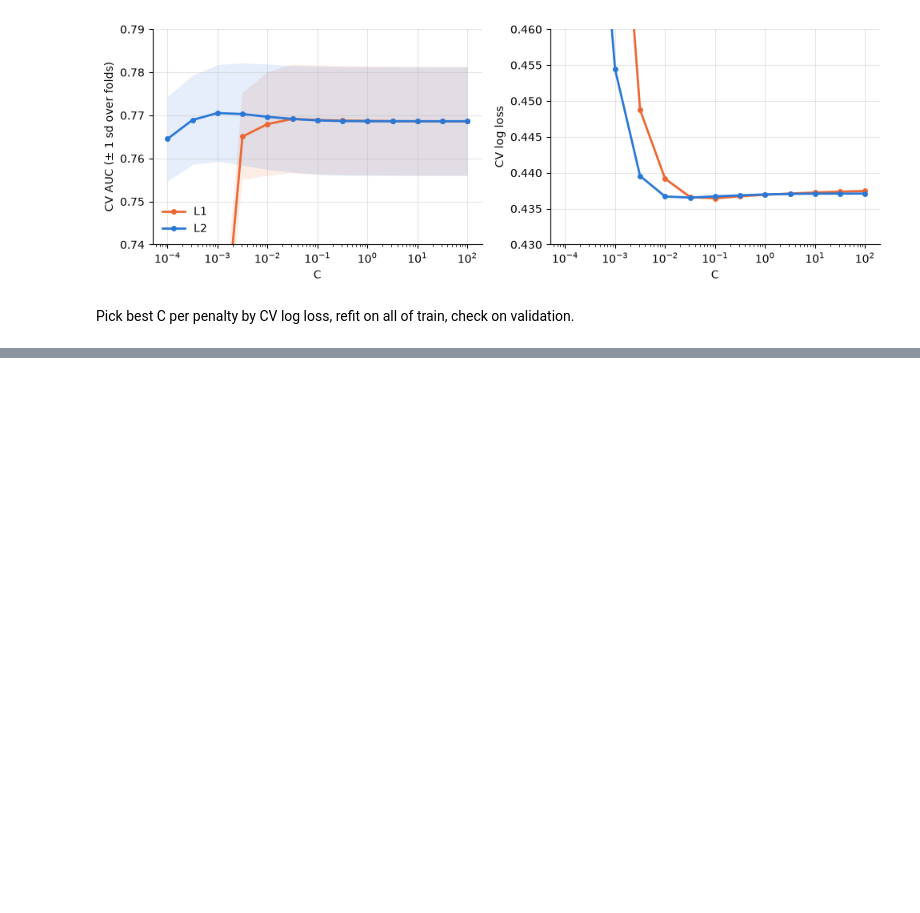
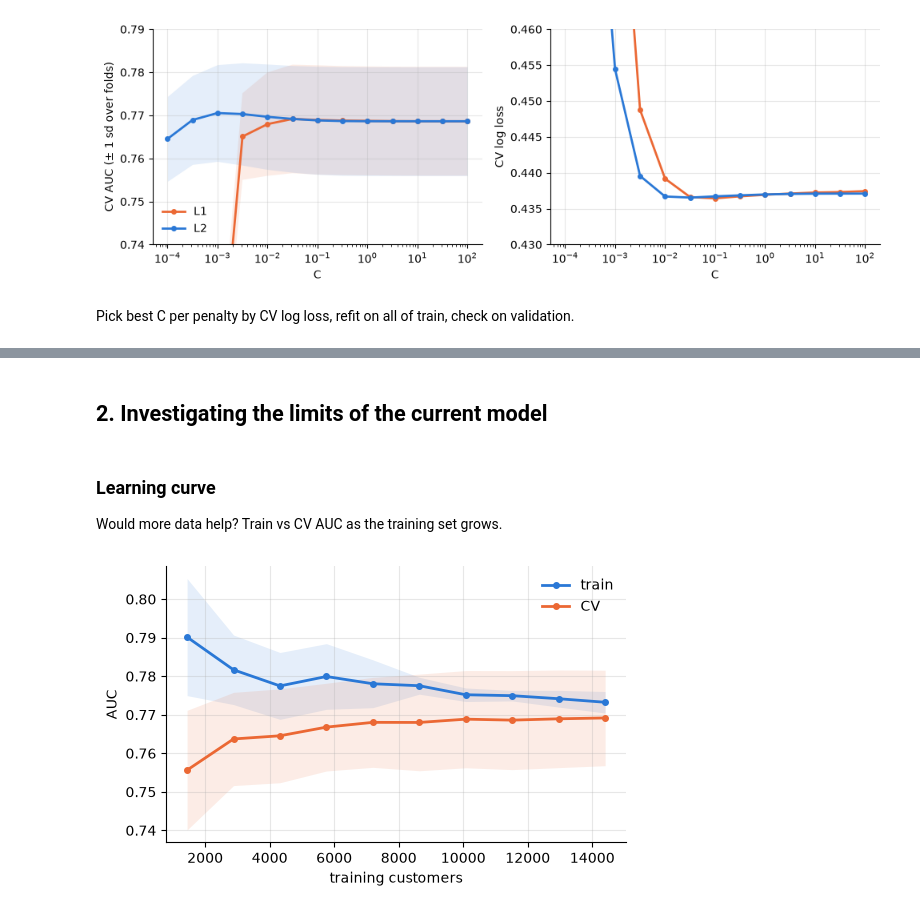
Before and after one commit to Oscar339/dst-sprint1, a Jupyter notebook: Oscar/02-logistic-regression.ipynb, the cells around one changed output, grey strips where cells are left out. Saved outputs shown, nothing was run; the diff lists cells and outputs as text; code cells hidden in the pictures; blank space fills up the shorter version.

```diff
--- a/Oscar/02-logistic-regression.ipynb
+++ b/Oscar/02-logistic-regression.ipynb
@@ -150,0 +160,24 @@ L1 kept 44 of 50; dropped: ['BILL_AMT2', 'PAY_5_-2', 'PAY_5_0', 'PAY_5_1', 'PAY_
+# %% [markdown]
+## 2. Investigating the limits of the current model
+# %% [markdown]
+### Learning curve
+
+Would more data help? Train vs CV AUC as the training set grows.
+# %%
+from sklearn.model_selection import learning_curve
+
+final = models["L2"]        # L2, C=0.0316 from above
+sizes, auc_tr, auc_cv = learning_curve(final, X_train, y_train, cv=cv, scoring="roc_auc",
+                                       train_sizes=np.linspace(0.1, 1, 10),
+                                       shuffle=True, random_state=2026)   # rows are in ID order, see check below
+
+fig, ax = plt.subplots(figsize=(5.5, 3.5))
+for name, s, c in [("train", auc_tr, "#2a78d6"), ("CV", auc_cv, "#eb6834")]:
+    ax.plot(sizes, s.mean(1), "o-", color=c, lw=2, ms=4, label=name)
+    ax.fill_between(sizes, s.mean(1) - s.std(1), s.mean(1) + s.std(1), color=c, alpha=0.12, lw=0)
+ax.set(xlabel="training customers", ylabel="AUC")
+ax.grid(alpha=0.3); ax.spines[["top", "right"]].set_visible(False)
+ax.legend(frameon=False)
+plt.tight_layout()
+# %% [output]
+[figure, added]
```
Also changed, not shown: parts of 28 cells of this notebook, 2 other files.
